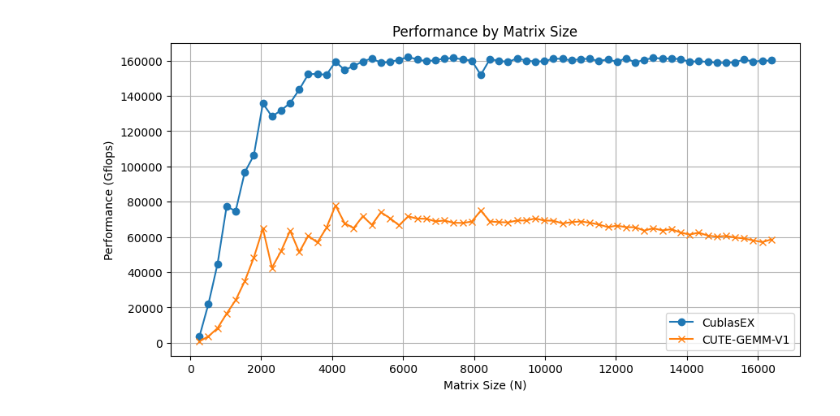
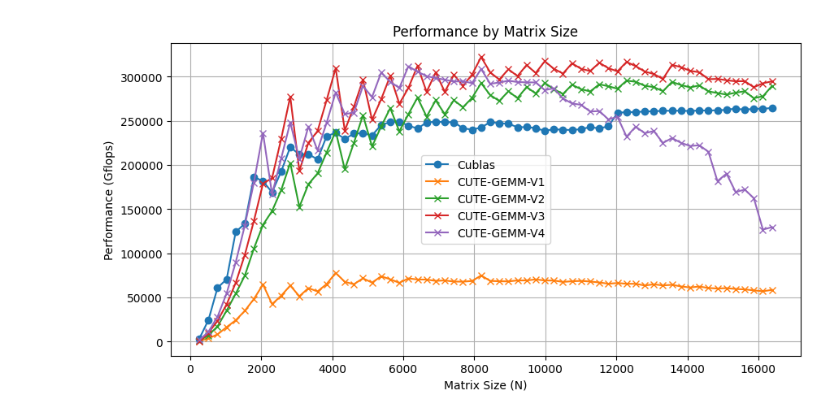
Before and after one commit to DD-DuDa/Cute-Gemm-Optimization, a Jupyter notebook: figures/figs.ipynb, the cells around one changed output. Saved outputs shown, nothing was run; the diff lists cells and outputs as text; code cells hidden in the pictures.

```diff
--- a/figures/figs.ipynb
+++ b/figures/figs.ipynb
@@ -6,46 +6,79 @@ sizes = [
     256, 512, 768, 1024, 1280, 1536, 1792, 2048, 2304, 2560, 2816, 3072, 3328,
     3584, 3840, 4096, 4352, 4608, 4864, 5120, 5376, 5632, 5888, 6144, 6400,
     6656, 6912, 7168, 7424, 7680, 7936, 8192, 8448, 8704, 8960, 9216, 9472,
     9728, 9984, 10240, 10496, 10752, 11008, 11264, 11520, 11776, 12032, 12288,
     12544, 12800, 13056, 13312, 13568, 13824, 14080, 14336, 14592, 14848, 15104,
     15360, 15616, 15872, 16128, 16384
 ]
 
-performances = [
-    3396.7390, 22000.8449, 44576.8159, 77217.6947, 74797.9857, 96662.7725,
-    106289.5702, 135751.5155, 128300.5430, 131859.2085, 135910.2316, 143584.0254,
-    152281.3965, 152505.3937, 151916.9227, 159445.1310, 154684.5807, 156989.9366,
-    159541.9767, 161271.0094, 158733.1007, 159240.5198, 160511.3325, 162041.0933,
-    160735.9157, 159632.2849, 160287.6547, 161162.2837, 161462.1791, 160760.6326,
-    160032.5956, 151902.6752, 160831.5301, 159974.7785, 159182.1738, 161338.9259,
-    160013.2395, 159482.2427, 159630.5012, 161169.9126, 161014.8657, 160089.4503,
-    160957.9803, 161065.5398, 159760.8791, 160747.1151, 159273.5421, 161424.6739,
-    158892.8688, 160488.5404, 161543.1377, 161172.2279, 161141.3946, 160907.3617,
-    159323.7013, 159673.6000, 159288.8726, 158753.3425, 158708.1510, 159008.8747,
-    160675.3552, 159418.9668, 159902.0956, 160098.2805
+cublas_performances = [
+    3506.5080, 24552.1682, 61077.5705, 70653.4012, 124269.8921, 133707.8546, 186638.9548, 181712.4579,
+    169156.9860, 192672.8827, 220380.5839, 211957.5427, 212462.2803, 206313.9036, 232649.4682, 236535.2362,
+    229538.1173, 235608.3084, 236096.3458, 233498.2104, 245503.2011, 248517.9253, 249099.2719, 244581.6101,
+    241449.5229, 248105.5051, 249220.1812, 248600.5856, 248406.1755, 241748.2135, 240116.8482, 242495.1501,
+    248620.3485, 247301.7381, 246837.5572, 242846.0077, 243022.3837, 241860.0761, 238723.9688, 240568.1956,
+    240001.0859, 239663.9086, 240674.3102, 243016.1804, 241474.2112, 243906.2056, 259032.5035, 260048.0304,
+    259906.1119, 260764.5782, 260872.0555, 261483.3696, 261506.7232, 261559.6232, 261208.0446, 261857.4867,
+    261805.1169, 262055.2839, 262515.1449, 264050.3657, 262516.3697, 263851.2219, 263681.3258, 264713.4674
 ]
 
-additional_performances = [
+
+v1_performances = [
     758.2007, 3728.5830, 8258.3276, 16509.9321, 24204.9321, 34933.8374, 48309.1197, 64786.9799,
     42530.5160, 51989.0599, 63596.5170, 51423.0851, 60672.0079, 56904.5719, 65221.2739, 77907.1033,
     67812.1427, 65069.6534, 71737.3916, 66893.5696, 74039.4851, 70662.3947, 66622.9817, 71698.8258,
     70421.2370, 70329.9908, 68871.6558, 69335.9824, 68073.2959, 67982.4761, 68729.2289, 74969.2284,
     68816.2123, 68443.7540, 68280.9826, 69351.2883, 69375.7212, 70498.6010, 69315.3282, 69234.6936,
     67690.2127, 68427.2000, 68824.1345, 68119.1053, 67090.0062, 65641.6087, 66434.5210, 65598.4483,
     65520.2794, 63661.8079, 64939.4096, 63755.2714, 64418.5991, 62526.3488, 61399.5707, 62457.7493,
     60827.7754, 60193.4370, 60620.8644, 59706.6892, 59186.7678, 58086.9416, 57090.6071, 58638.6536
 ]
 
+v2_performances = [
+    1252.9670, 7223.7634, 17309.2546, 35145.9255, 54352.5144, 74771.3653, 105436.4148, 132303.1303, 147936.3402,
+    171552.4784, 202408.1927, 152492.7484, 178362.7583, 190494.5969, 214230.8314, 238229.9539, 195086.9558,
+    225121.8402, 256423.4564, 221004.2390, 243638.1417, 264493.6951, 238167.3495, 257633.0945, 276401.3063,
+    254739.8112, 273283.6606, 257615.5084, 273449.9648, 265447.1853, 276024.0884, 292803.0011, 279246.9771,
+    272548.4777, 283569.3236, 275756.3181, 288369.9106, 281028.7158, 292920.4599, 286001.3954, 280503.9614,
+    290925.8085, 285861.5949, 283369.3761, 291479.6389, 289201.8482, 286454.8114, 295568.1198, 294326.3127,
+    289777.6494, 288254.9214, 283668.1687, 294130.1258, 290573.4313, 287928.6249, 290133.5949, 283407.1264,
+    281552.0650, 279830.4607, 281974.5277, 283565.6024, 275720.1811, 277853.2484, 289560.1331
+]
+
+v3_performances = [
+    200.6580, 9964.9237, 23599.0223, 42278.2924, 66555.9735, 98320.8248, 136662.9666, 178999.7439, 185312.2520,
+    229617.3315, 277492.9370, 193460.7419, 225254.8949, 238442.4309, 273420.9756, 309856.5365, 239173.8586,
+    265929.8221, 296634.4052, 251279.3167, 274445.6649, 301022.7013, 269398.8419, 287380.7892, 312266.1036,
+    282931.4138, 304772.7053, 282982.3879, 302203.5066, 289819.7018, 302328.8582, 322314.5392, 304886.0073,
+    296825.5813, 308449.5702, 300747.7314, 313248.4894, 304254.8207, 317498.4898, 309068.8697, 303611.7920,
+    315159.5767, 308984.3184, 306492.9945, 315787.3598, 309697.5292, 306104.7866, 316743.8706, 312012.9715,
+    305880.8359, 303077.0089, 297530.6979, 313457.0802, 310843.6866, 306610.1853, 305132.2424, 297264.2091,
+    297547.8667, 295978.6426, 294886.7470, 294976.7143, 288082.7706, 292584.0812, 294797.2641
+]
+
+
+v4_performances = [1900.6666, 11257.2047, 28236.4395, 54747.7214, 89797.1995, 131515.3744, 180241.5684,
+                   236373.0909, 167017.9624, 207386.5448, 248239.0849, 206989.179, 243713.5455, 216731.2998,
+                   247815.6382, 282360.2506, 257707.9319, 259419.0816, 289473.4644, 276938.8388, 304646.3621,
+                   294372.3227, 287261.7612, 311855.354, 305723.0249, 300692.3876, 298489.5183, 296687.7557,
+                   294528.6538, 294990.7458, 292749.2142, 308870.471, 292013.6543, 293451.0631, 295460.2617,
+                   294040.207, 293661.0295, 293561.741, 284902.4945, 286916.2537, 275336.4458, 269787.4199,
+                   268212.9782, 260559.4116, 261174.5842, 251749.479, 254508.7587, 232149.8282, 243453.7134,
+                   236081.3747, 238460.8449, 225026.8347, 230584.5631, 225122.596, 221557.201, 222437.2387,
+                   215080.9511, 181786.553, 190327.4287, 169420.0904, 172203.6292, 162538.2785, 126906.5789, 129692.2528]
 
 # Plotting the data
 plt.figure(figsize=(10, 5))
-plt.plot(sizes, performances, marker='o', label='CublasEX')
-plt.plot(sizes, additional_performances, marker='x', label='CUTE-GEMM-V1')
+plt.plot(sizes, cublas_performances, marker='o', label='Cublas')
+plt.plot(sizes, v1_performances, marker='x', label='CUTE-GEMM-V1')
+plt.plot(sizes, v2_performances, marker='x', label='CUTE-GEMM-V2')
+plt.plot(sizes, v3_performances, marker='x', label='CUTE-GEMM-V3')
+plt.plot(sizes, v4_performances, marker='x', label='CUTE-GEMM-V4')
 plt.title('Performance by Matrix Size')
 plt.xlabel('Matrix Size (N)')
 plt.ylabel('Performance (Gflops)')
 plt.legend()
 plt.grid(True)
 plt.show()
 # %% [output]
-[figure, old version]
+[figure, new version]
```
Also changed, not shown: parts of 1 cell of this notebook, 15 other files.
